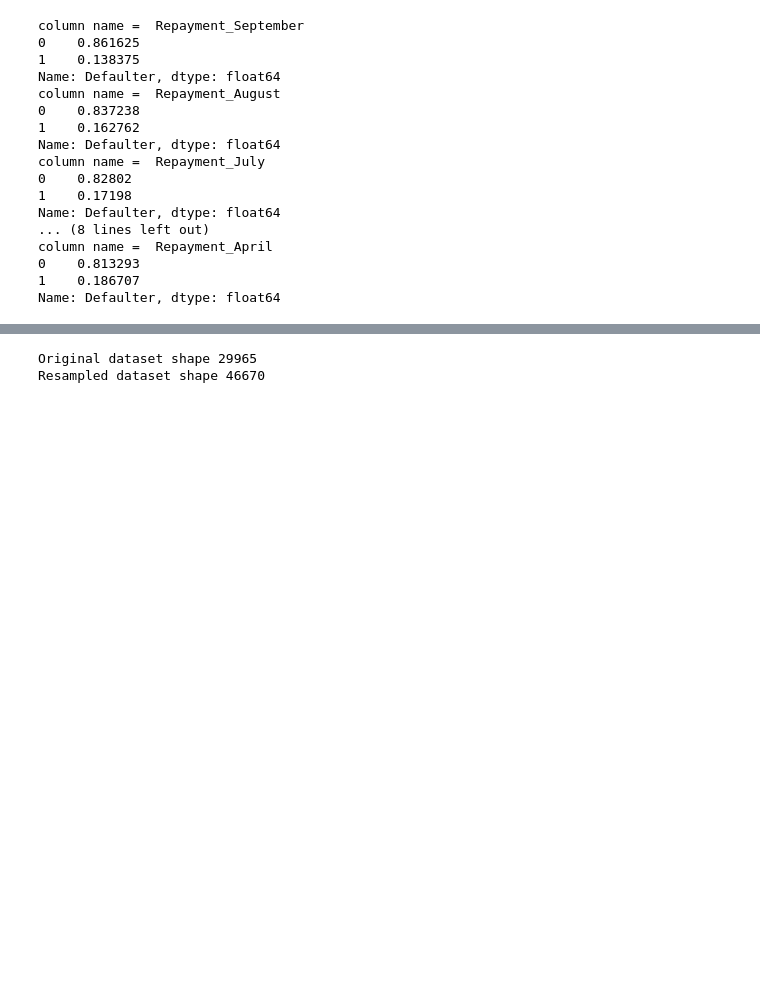
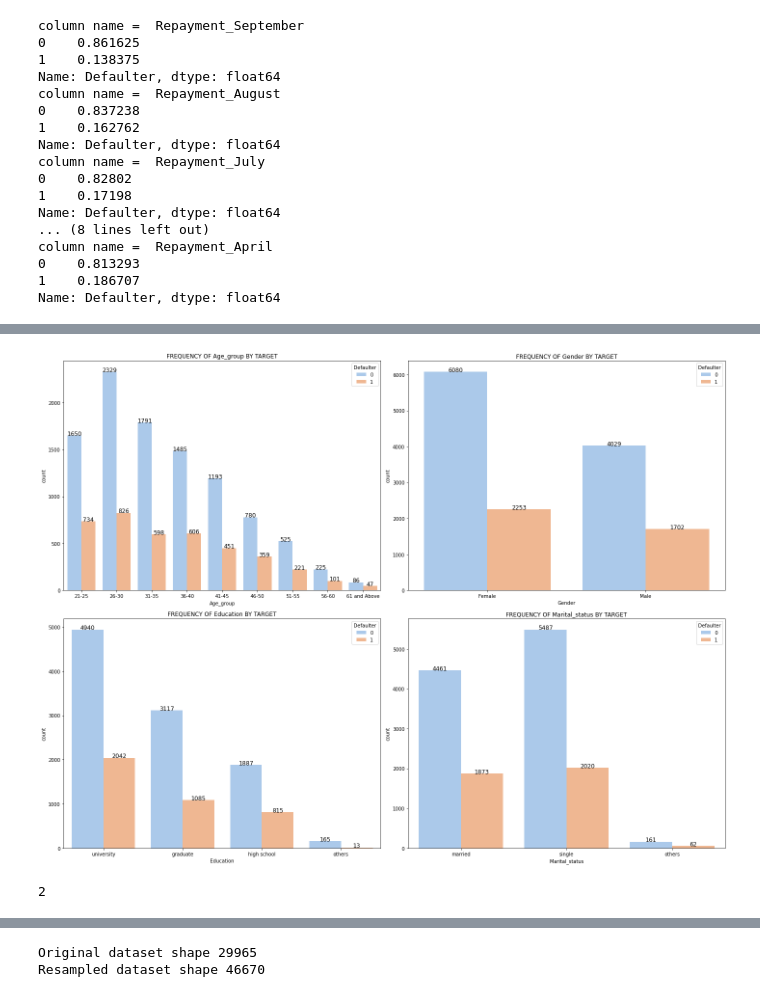
Before and after one commit to armanalam6342/Credit-Card-Default-Prediction, a Jupyter notebook: Credit_Card_Default_Prediction_Capstone_Project.ipynb, the cells around one changed output, grey strips where cells are left out. Cells and saved outputs as stored; diff of their text form; code cells hidden in the pictures; blank space fills up the shorter version.

```diff
--- a/Credit_Card_Default_Prediction_Capstone_Project.ipynb
+++ b/Credit_Card_Default_Prediction_Capstone_Project.ipynb
@@ -284,4 +298,10 @@ def repaymentsstatus(delay):
 # Apply function on Repayments status columns
 for i in repayment_df.columns:
   df[i]=df[i].apply(repaymentsstatus)
+# %%
+# Divide data from its basic feature
+cat_df = df[['Age_group','Gender','Education','Marital_status']]
+repayment_df =[['Repayment_September','Repayment_August','Repayment_July','Repayment_May','Repayment_April']]
+bills_df = df[['Sep_Bill','Aug_Bill', 'July_Bill', 'June_Bill', 'May_Bill', 'Apr_Bill']]
+pay_df = [['Pay_Sep','Pay_Aug', 'Pay_July', 'Pay_June', 'Pay_May', 'Pay_April']]
 # %% [markdown]
@@ -302,0 +330,18 @@ df.sample(10)
+# %%
+# FREQUENCY OF categorical feature by TARGET
+n = 1
+plt.figure(figsize=(20,15))
+for i in cat_df.columns:
+  plt.subplot(2,2,n)
+  n=n+1
+  ax = sns.countplot(cat_df[i], hue=df["Defaulter"],palette='pastel')
+  plt.title(f'FREQUENCY OF {i} BY TARGET')
+  plt.tight_layout()
+  for rect in ax.patches:
+    ax.text (rect.get_x() + rect.get_width()  / 2,rect.get_height()+ 0.25,rect.get_height(),horizontalalignment='center', fontsize = 12)
+# %% [output]
+[figure, added]
+# %%
+len(df['Defaulter'].value_counts())
+# %% [output]
+2
```
Also changed, not shown: parts of 23 cells of this notebook.
